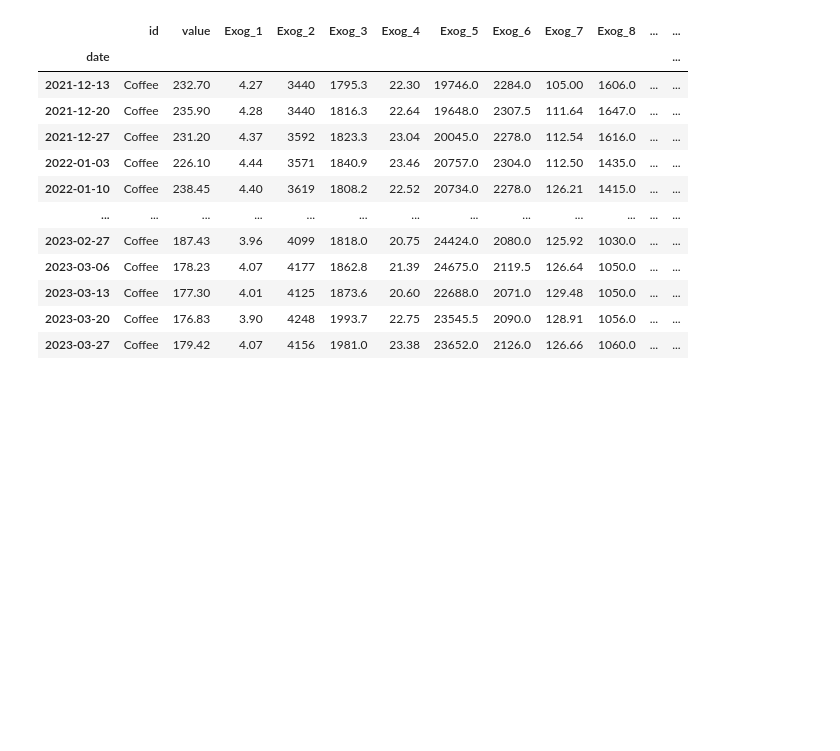
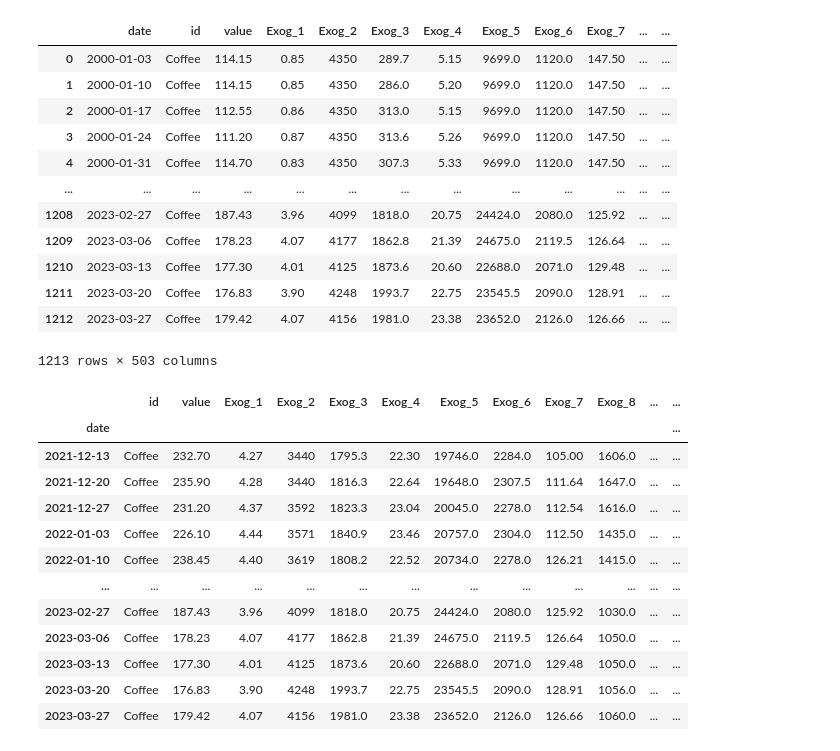
Before and after one commit to FranciscoSotoU/Time-Series-Library, a Jupyter notebook: debug.ipynb, the cells around one changed output. Cells and saved outputs as stored; diff of their text form; code cells hidden in the pictures; blank space fills up the shorter version.

```diff
--- a/debug.ipynb
+++ b/debug.ipynb
@@ -8,3 +26,19 @@ sugar_results_df =  pd.read_csv(datasets_path+ 'Sugar_500Exog_results.csv')
+# %%
+data
+# %% [output]
+|  | date | id | value | Exog_1 | Exog_2 | Exog_3 | Exog_4 | Exog_5 | Exog_6 | Exog_7 | ... | ... |
+| 0 | 2000-01-03 | Coffee | 114.15 | 0.85 | 4350 | 289.7 | 5.15 | 9699.0 | 1120.0 | 147.50 | ... | ... |
+| 1 | 2000-01-10 | Coffee | 114.15 | 0.85 | 4350 | 286.0 | 5.20 | 9699.0 | 1120.0 | 147.50 | ... | ... |
+| 2 | 2000-01-17 | Coffee | 112.55 | 0.86 | 4350 | 313.0 | 5.15 | 9699.0 | 1120.0 | 147.50 | ... | ... |
+| 3 | 2000-01-24 | Coffee | 111.20 | 0.87 | 4350 | 313.6 | 5.26 | 9699.0 | 1120.0 | 147.50 | ... | ... |
+| 4 | 2000-01-31 | Coffee | 114.70 | 0.83 | 4350 | 307.3 | 5.33 | 9699.0 | 1120.0 | 147.50 | ... | ... |
+| ... | ... | ... | ... | ... | ... | ... | ... | ... | ... | ... | ... | ... |
+| 1208 | 2023-02-27 | Coffee | 187.43 | 3.96 | 4099 | 1818.0 | 20.75 | 24424.0 | 2080.0 | 125.92 | ... | ... |
+| 1209 | 2023-03-06 | Coffee | 178.23 | 4.07 | 4177 | 1862.8 | 21.39 | 24675.0 | 2119.5 | 126.64 | ... | ... |
+| 1210 | 2023-03-13 | Coffee | 177.30 | 4.01 | 4125 | 1873.6 | 20.60 | 22688.0 | 2071.0 | 129.48 | ... | ... |
+| 1211 | 2023-03-20 | Coffee | 176.83 | 3.90 | 4248 | 1993.7 | 22.75 | 23545.5 | 2090.0 | 128.91 | ... | ... |
+| 1212 | 2023-03-27 | Coffee | 179.42 | 4.07 | 4156 | 1981.0 | 23.38 | 23652.0 | 2126.0 | 126.66 | ... | ... |
+1213 rows × 503 columns
 # %%
 data["date"] = pd.to_datetime(data["date"])
 results["date"] = pd.to_datetime(results["date"])
```
Also changed, not shown: parts of 2 cells of this notebook, 8 other files.
